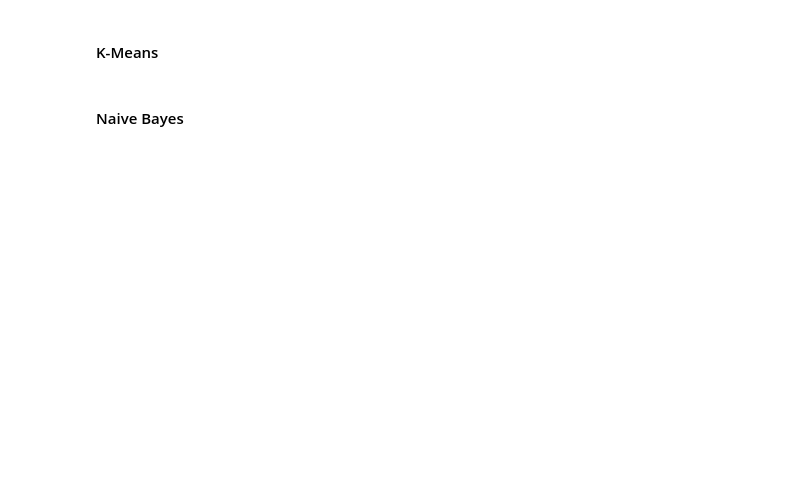
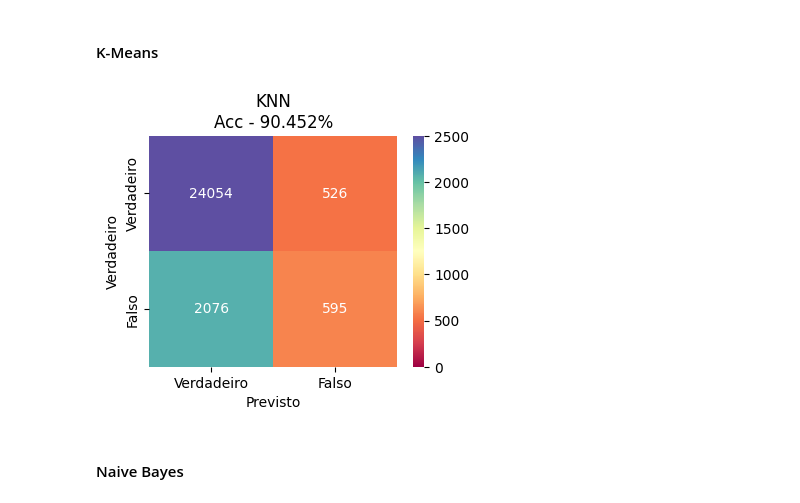
Before and after one commit to barauna-lo/Code_Library, a Jupyter notebook: TCC_PUCMinas.ipynb, the cells around one changed output. Drawn from its saved outputs; the diff is of its cells as text; code cells hidden in the pictures; blank space fills up the shorter version.

```diff
--- a/TCC_PUCMinas.ipynb
+++ b/TCC_PUCMinas.ipynb
@@ -374,9 +383,11 @@ plot_cmatrix(y_test,pred_logreg,title='Regressão Logística')
 # %%
 knn = KNeighborsClassifier(n_neighbors=11, n_jobs=-1)
 knn.fit(x_train,y_train)
 pred_knn = knn.predict(x_test)
 plt.figure(figsize=(4,3),dpi=100)
-plot_cmatrix(y_test,pred_knn,title='KNN')
+plot_cmatrix(y_test,pred_knn,title='KNN',vmax=2500,vmin=0,color='Spectral')
+# %% [output]
+[figure, added]
 # %%
 # param_grid = {
 #     'n_neighbors': [3, 5, 7, 9,11,13,15],
```
Also changed, not shown: parts of 37 cells of this notebook.
